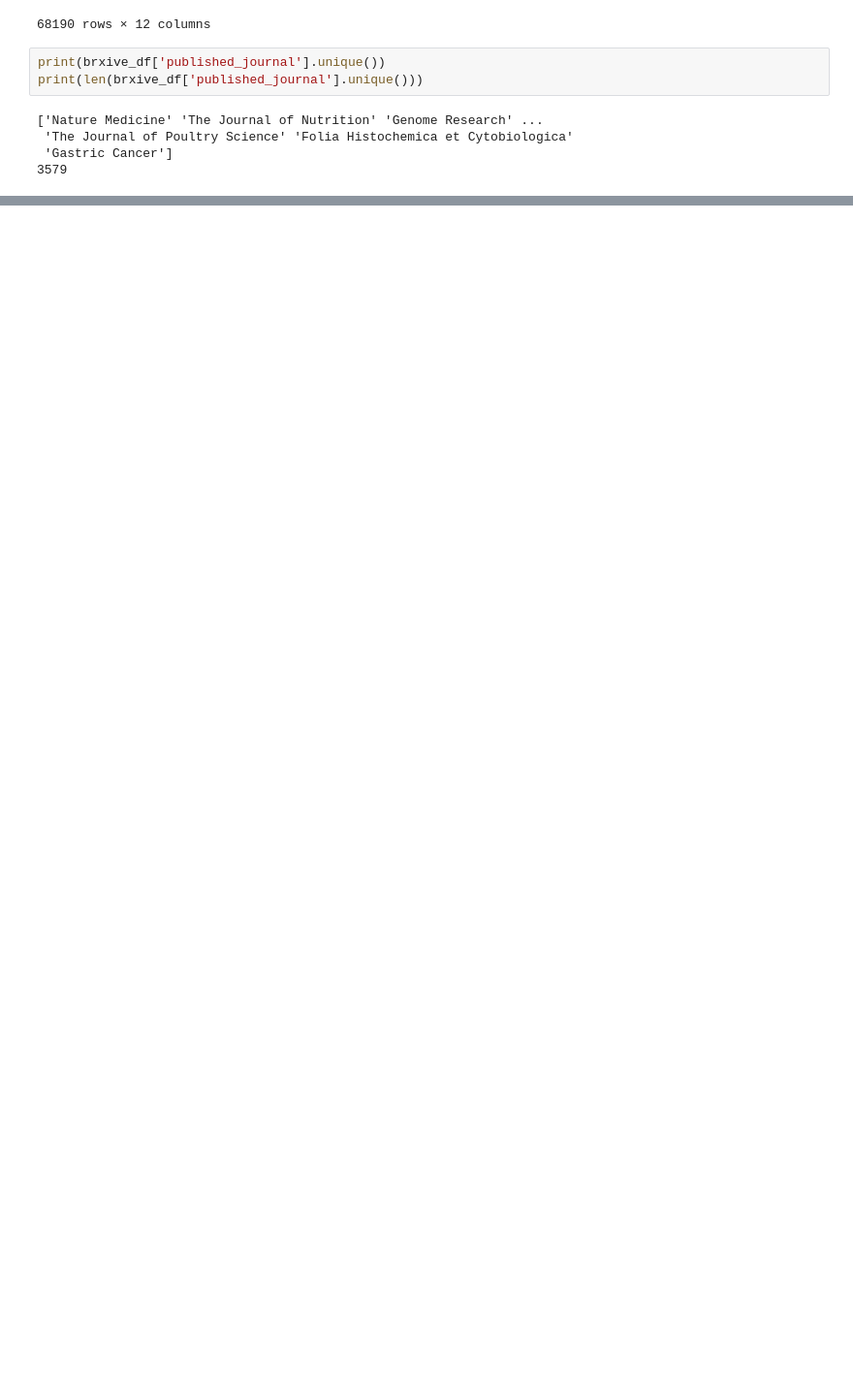
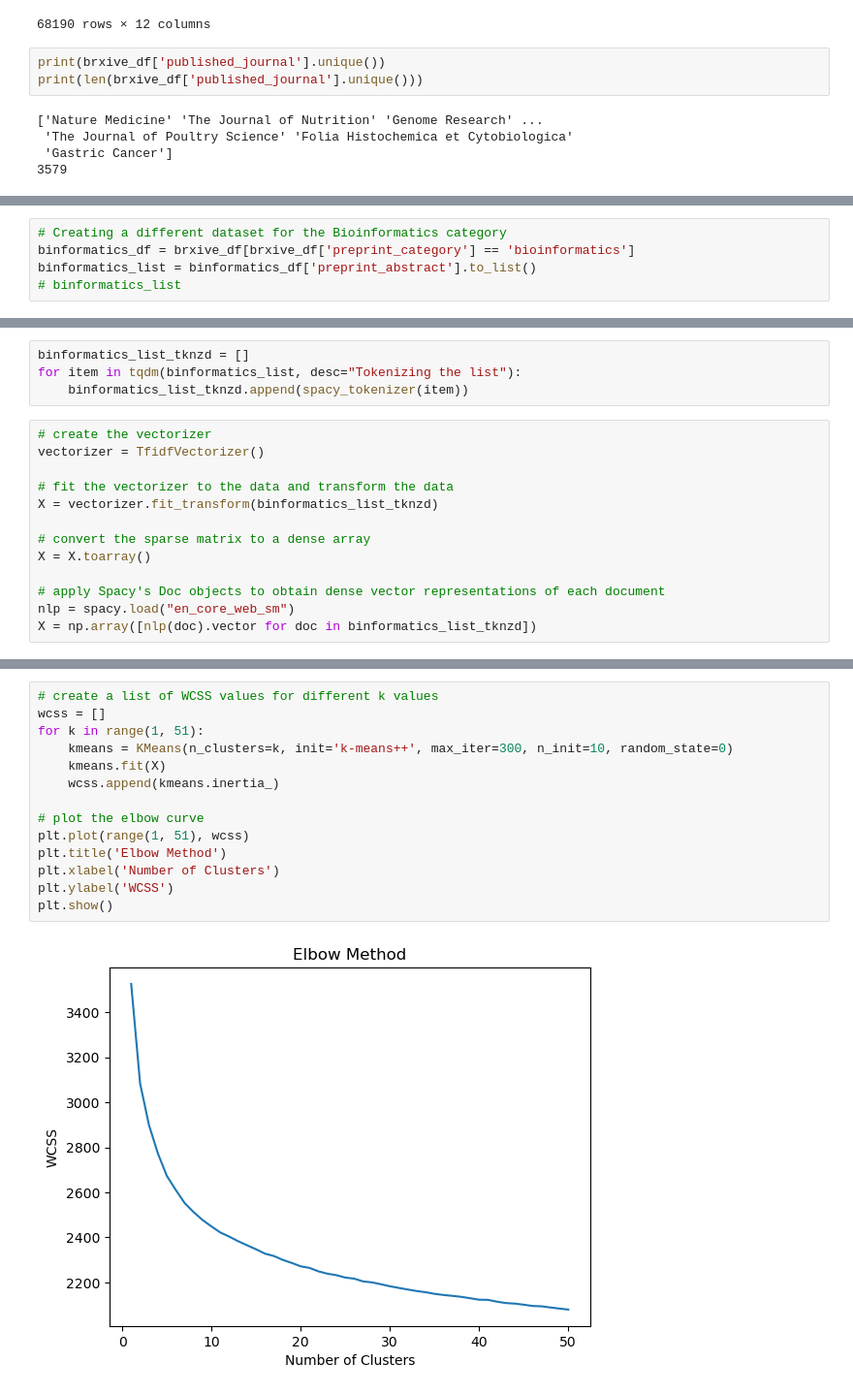
Before and after one commit to hirazh/biorxive, a Jupyter notebook: brxive_analysis.ipynb, the cells around one changed output, grey strips where cells are left out. Shown at 97% size. Cells and saved outputs as stored; diff of their text form; blank space fills up the shorter version.

Commit message:
Implemented K-means clustering on Bioinfo category

```diff
--- a/brxive_analysis.ipynb
+++ b/brxive_analysis.ipynb
@@ -70,0 +94,5 @@ brxive_df_powerbi
+# %%
+# Creating a different dataset for the Bioinformatics category
+binformatics_df = brxive_df[brxive_df['preprint_category'] == 'bioinformatics']
+binformatics_list = binformatics_df['preprint_abstract'].to_list()
+# binformatics_list
@@ -70,0 +126,17 @@ brxive_df_powerbi
+# %%
+binformatics_list_tknzd = []
+for item in tqdm(binformatics_list, desc="Tokenizing the list"):
+    binformatics_list_tknzd.append(spacy_tokenizer(item))
+# %%
+# create the vectorizer
+vectorizer = TfidfVectorizer()
+
+# fit the vectorizer to the data and transform the data
+X = vectorizer.fit_transform(binformatics_list_tknzd)
+
+# convert the sparse matrix to a dense array
+X = X.toarray()
+
+# apply Spacy's Doc objects to obtain dense vector representations of each document
+nlp = spacy.load("en_core_web_sm")
+X = np.array([nlp(doc).vector for doc in binformatics_list_tknzd])
@@ -70,0 +159,16 @@ brxive_df_powerbi
+# %%
+# create a list of WCSS values for different k values
+wcss = []
+for k in range(1, 51):
+    kmeans = KMeans(n_clusters=k, init='k-means++', max_iter=300, n_init=10, random_state=0)
+    kmeans.fit(X)
+    wcss.append(kmeans.inertia_)
+
+# plot the elbow curve
+plt.plot(range(1, 51), wcss)
+plt.title('Elbow Method')
+plt.xlabel('Number of Clusters')
+plt.ylabel('WCSS')
+plt.show()
+# %% [output]
+[figure, added]
```
Also changed, not shown: parts of 11 cells of this notebook.
